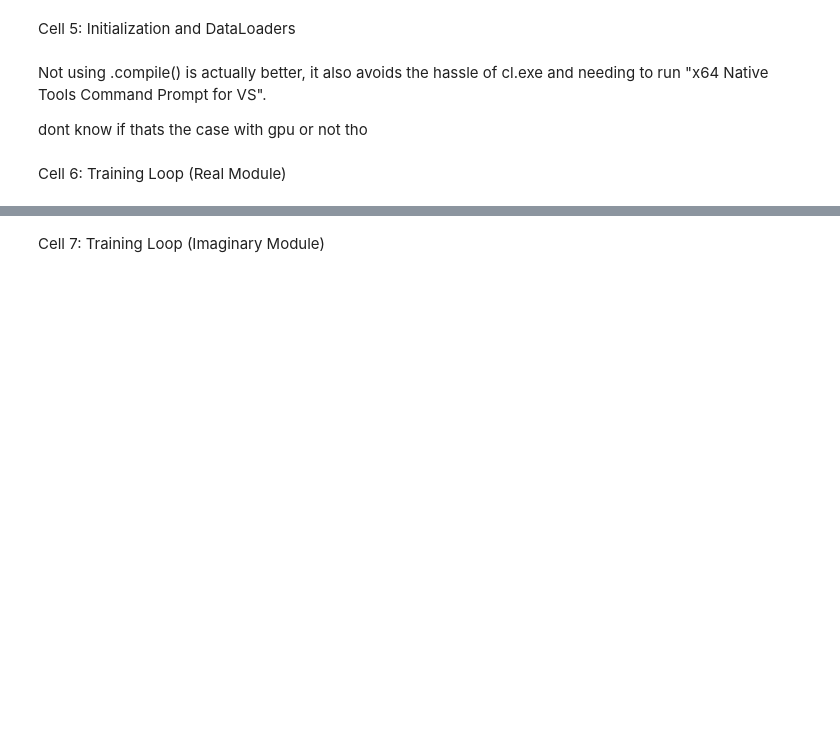
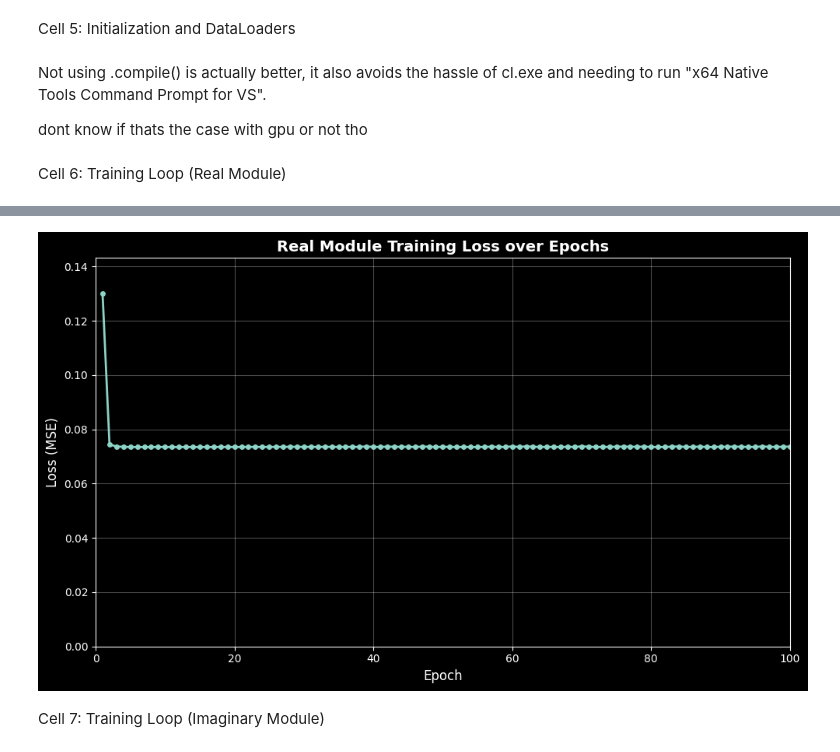
Before and after one commit to skipcl4ss/ml-ofdm-papr-reduction, a Jupyter notebook: nnicf.ipynb, the cells around one changed output, grey strips where cells are left out. Cells and saved outputs as stored; diff of their text form; code cells hidden in the pictures; blank space fills up the shorter version.

```diff
--- a/nnicf.ipynb
+++ b/nnicf.ipynb
@@ -213,8 +214,8 @@ Mod_Im_NN = NNICFMapper(input_features).to(device)
 
 # Standard Mean Squared Error loss and Adam optimizer
 criterion = nn.MSELoss()
-optimizer_real = optim.Adam(Mod_Re_NN.parameters(), lr=0.001)
-optimizer_imag = optim.Adam(Mod_Im_NN.parameters(), lr=0.001)
+optimizer_real = optim.Adam(Mod_Re_NN.parameters(), lr=0.03)
+optimizer_imag = optim.Adam(Mod_Im_NN.parameters(), lr=0.03)
 # %% [markdown]
 Not using .compile() is actually better, it also avoids the hassle of cl.exe and needing to run "x64 Native Tools Command Prompt for VS".
 
@@ -222,32 +223,47 @@ dont know if thats the case with gpu or not tho
 # %% [markdown]
 Cell 6: Training Loop (Real Module)
 # %%
-# # * takes ~18m
-# epochs = 100
-# print("--- Starting Training for the Real NN Module ---")
-# # ! if using .compile(), it is expected for the first epoch to take longer
-# for epoch in range(epochs):
-#     start = time.time()
-#     epoch_loss = 0.0
-#     Mod_Re_NN.train()
-#
-#     for X_batch, Y_batch in train_loader_real:
-#         # Transfer data to GPU if possible
-#         X_batch, Y_batch = X_batch.to(device, non_blocking=True), Y_batch.to(device, non_blocking=True)
-#
-#         optimizer_real.zero_grad(set_to_none=True)
-#         predictions = Mod_Re_NN(X_batch)
-#         loss = criterion(predictions, Y_batch)
-#
-#         loss.backward()
-#         optimizer_real.step()
-#
-#         epoch_loss += loss.item()
-#
-#     avg_loss = epoch_loss / len(train_loader_real)
-#     end = time.time()
-#     print(f"Real Module | Epoch {epoch + 1}/{epochs} | Loss: {avg_loss:.6f} | Time: {end - start:.2f} seconds")
-#
-# print("Real NN Module Training Complete!")
+# * takes ~18m
+epochs = 100
+print("--- Starting Training for the Real NN Module ---")
+loss_history = []  # Track losses for graphing
+
+# ! if using .compile(), it is expected for the first epoch to take longer
+for epoch in range(epochs):
+    start = time.time()
+    epoch_loss = 0.0
+    Mod_Re_NN.train()
+
+    for X_batch, Y_batch in train_loader_real:
+        # Transfer data to GPU if possible
+        X_batch, Y_batch = X_batch.to(device, non_blocking=True), Y_batch.to(device, non_blocking=True)
+
+        optimizer_real.zero_grad(set_to_none=True)
+        predictions = Mod_Re_NN(X_batch)
+        loss = criterion(predictions, Y_batch)
+
+        loss.backward()
+        optimizer_real.step()
+
+        epoch_loss += loss.item()
+
+    avg_loss = epoch_loss / len(train_loader_real)
+    loss_history.append(avg_loss)  # Store loss for this epoch
+    end = time.time()
+    print(f"Real Module | Epoch {epoch + 1}/{epochs} | Loss: {avg_loss:.6f} | Time: {end - start:.2f} seconds")
+
+print("Real NN Module Training Complete!")
+
+# Plot loss vs epoch
+plt.figure(figsize=(10, 6))
+plt.plot(range(1, epochs + 1), loss_history, marker='o', linestyle='-', linewidth=2, markersize=4)
+plt.xlabel('Epoch', fontsize=12)
+plt.ylabel('Loss (MSE)', fontsize=12)
+plt.title('Real Module Training Loss over Epochs', fontsize=14, fontweight='bold')
+plt.xlim([0, epochs])
+plt.ylim([0, max(loss_history) * 1.1])
+plt.grid(True, alpha=0.3)
+plt.tight_layout()
+plt.show()
 # %% [output]
 --- Starting Training for the Real NN Module ---
@@ -269,4 +285,5 @@ Real Module | Epoch 100/100 | Loss: 0.073321 | Time: 8.07 seconds
 Real NN Module Training Complete!
+[figure, added]
 # %% [markdown]
 Cell 7: Training Loop (Imaginary Module)
 # %%
```
Also changed, not shown: parts of 7 cells of this notebook, 7 other files.
